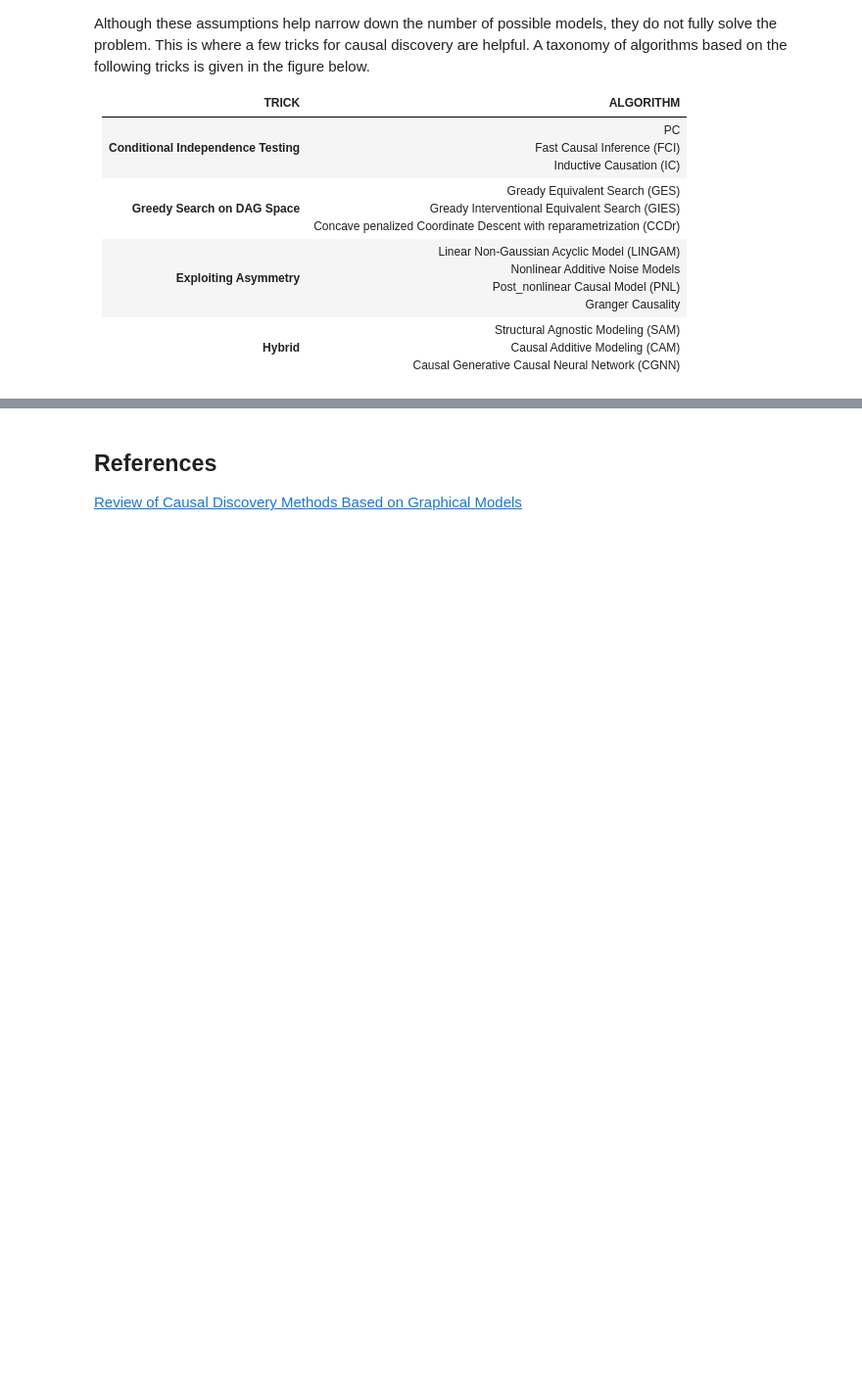
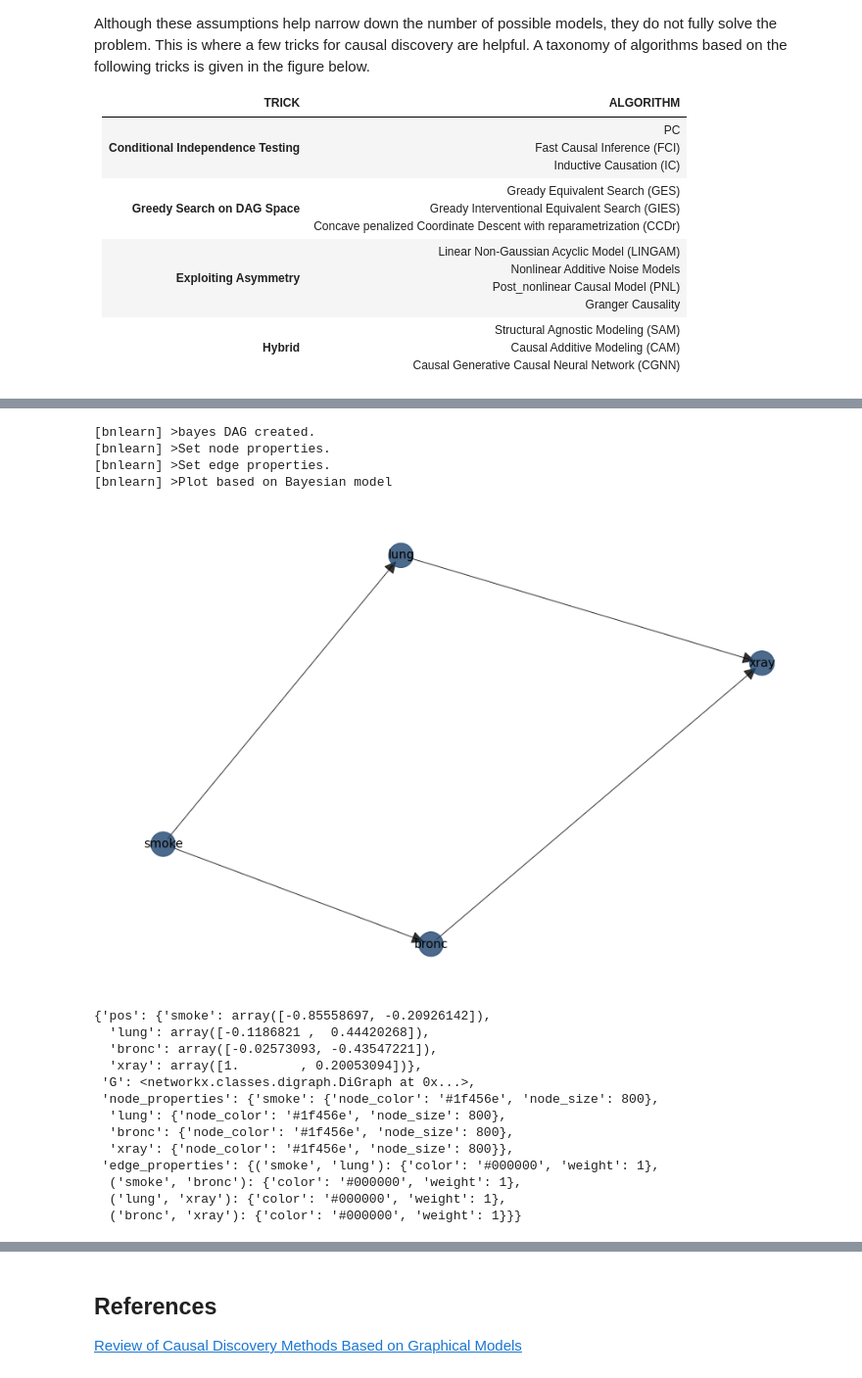
Before and after one commit to Ci2Lab/Applied_Causal_Inference_Course, a Jupyter notebook: lectures/CH-6-Causal-structure-learning.ipynb, the cells around one changed output, grey strips where cells are left out. Shown at 98% size. Cells and saved outputs as stored; diff of their text form; code cells hidden in the pictures; blank space fills up the shorter version.

```diff
--- a/lectures/CH-6-Causal-structure-learning.ipynb
+++ b/lectures/CH-6-Causal-structure-learning.ipynb
@@ -82,0 +89,5 @@ We will make use of the *bnlearn* library (built on top of the extensive *pgmpy*
+# %%
+# Load model
+import bnlearn as bn
+df = bn.load(filepath='data/smoke_dataset.pkl')
+df
@@ -82,0 +114,30 @@ We will make use of the *bnlearn* library (built on top of the extensive *pgmpy*
+# %%
+edges = [('smoke', 'lung'),
+         ('smoke', 'bronc'),
+         ('lung', 'xray'),
+         ('bronc', 'xray')]
+
+# Create the DAG from the edges
+DAG = bn.make_DAG(edges)
+
+# Plot and make sure the arrows are correct.
+bn.plot(DAG)
+# %% [output]
+[bnlearn] >bayes DAG created.
+[bnlearn] >Set node properties.
+[bnlearn] >Set edge properties.
+[bnlearn] >Plot based on Bayesian model
+[figure, added]
+{'pos': {'smoke': array([-0.85558697, -0.20926142]),
+  'lung': array([-0.1186821 ,  0.44420268]),
+  'bronc': array([-0.02573093, -0.43547221]),
+  'xray': array([1.        , 0.20053094])},
+ 'G': <networkx.classes.digraph.DiGraph at 0x...>,
+ 'node_properties': {'smoke': {'node_color': '#1f456e', 'node_size': 800},
+  'lung': {'node_color': '#1f456e', 'node_size': 800},
+  'bronc': {'node_color': '#1f456e', 'node_size': 800},
+  'xray': {'node_color': '#1f456e', 'node_size': 800}},
+ 'edge_properties': {('smoke', 'lung'): {'color': '#000000', 'weight': 1},
+  ('smoke', 'bronc'): {'color': '#000000', 'weight': 1},
+  ('lung', 'xray'): {'color': '#000000', 'weight': 1},
+  ('bronc', 'xray'): {'color': '#000000', 'weight': 1}}}
```
Also changed, not shown: parts of 18 cells of this notebook.
